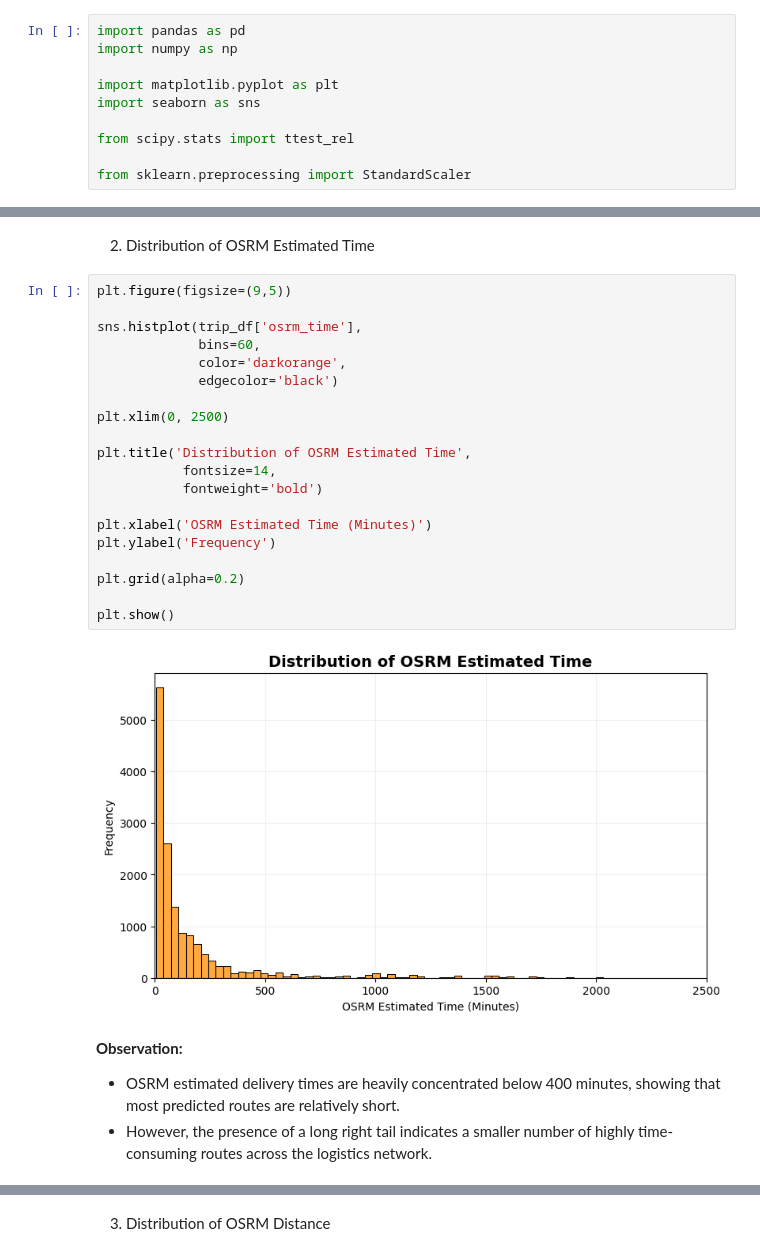
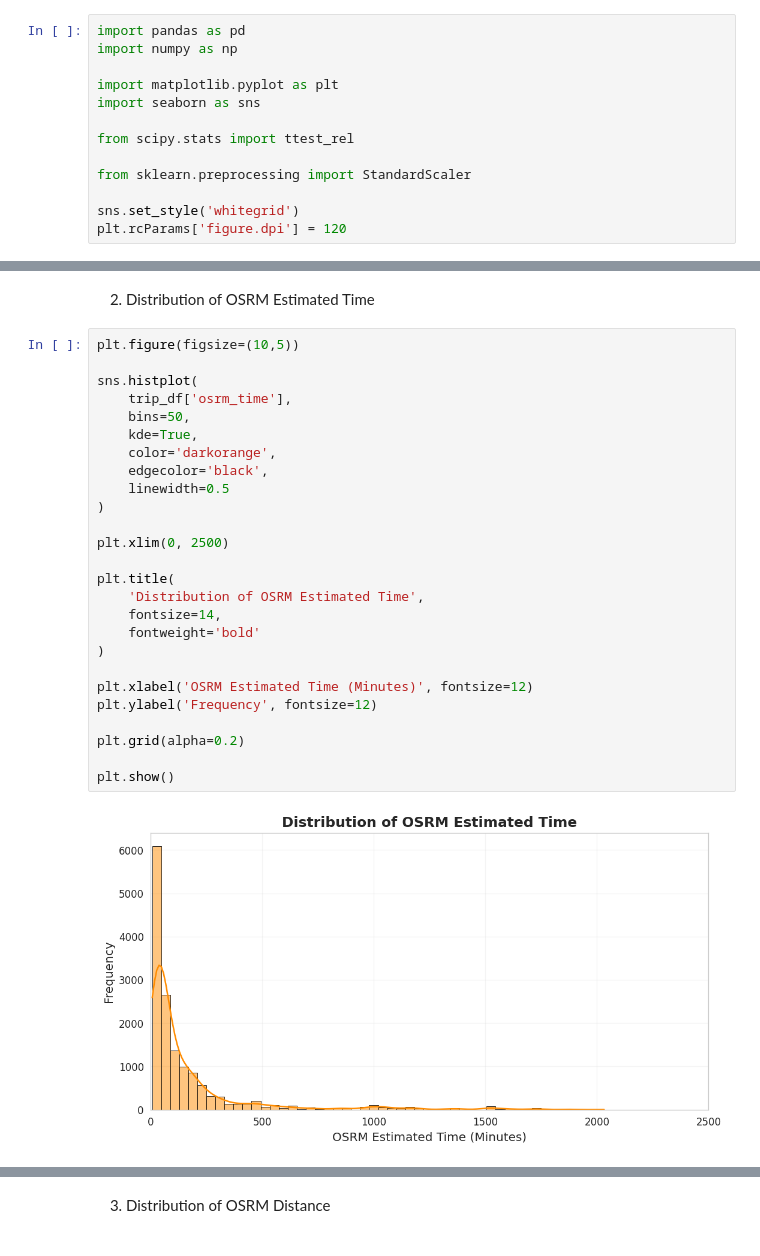
Before and after one commit to shreyankaul/scaler, a Jupyter notebook: Delhivery.ipynb, the cells around one changed output, grey strips where cells are left out. Saved outputs shown, nothing was run; the diff lists cells and outputs as text.

```diff
--- a/Delhivery.ipynb
+++ b/Delhivery.ipynb
@@ -24,6 +24,9 @@ import seaborn as sns
 from scipy.stats import ttest_rel
 
 from sklearn.preprocessing import StandardScaler
+
+sns.set_style('whitegrid')
+plt.rcParams['figure.dpi'] = 120
 # %%
 !wget https://d2beiqkhq929f0.cloudfront.net/public_assets/assets/000/001/551/original/delhivery_data.csv?1642751181 -O final.csv
 # %% [output]
@@ -530,29 +537,30 @@ plt.show()
 # %% [markdown]
 2. Distribution of OSRM Estimated Time
 # %%
-plt.figure(figsize=(9,5))
+plt.figure(figsize=(10,5))
 
-sns.histplot(trip_df['osrm_time'],
-             bins=60,
-             color='darkorange',
-             edgecolor='black')
+sns.histplot(
+    trip_df['osrm_time'],
+    bins=50,
+    kde=True,
+    color='darkorange',
+    edgecolor='black',
+    linewidth=0.5
+)
 
 plt.xlim(0, 2500)
 
-plt.title('Distribution of OSRM Estimated Time',
-           fontsize=14,
-           fontweight='bold')
+plt.title(
+    'Distribution of OSRM Estimated Time',
+    fontsize=14,
+    fontweight='bold'
+)
 
-plt.xlabel('OSRM Estimated Time (Minutes)')
-plt.ylabel('Frequency')
+plt.xlabel('OSRM Estimated Time (Minutes)', fontsize=12)
+plt.ylabel('Frequency', fontsize=12)
 
 plt.grid(alpha=0.2)
 
 plt.show()
 # %% [output]
-[figure, old version]
+[figure, new version]
-# %% [markdown]
-**Observation:**
-
-- OSRM estimated delivery times are heavily concentrated below 400 minutes, showing that most predicted routes are relatively short.
-- However, the presence of a long right tail indicates a smaller number of highly time-consuming routes across the logistics network.
```
Also changed, not shown: parts of 19 cells of this notebook.
